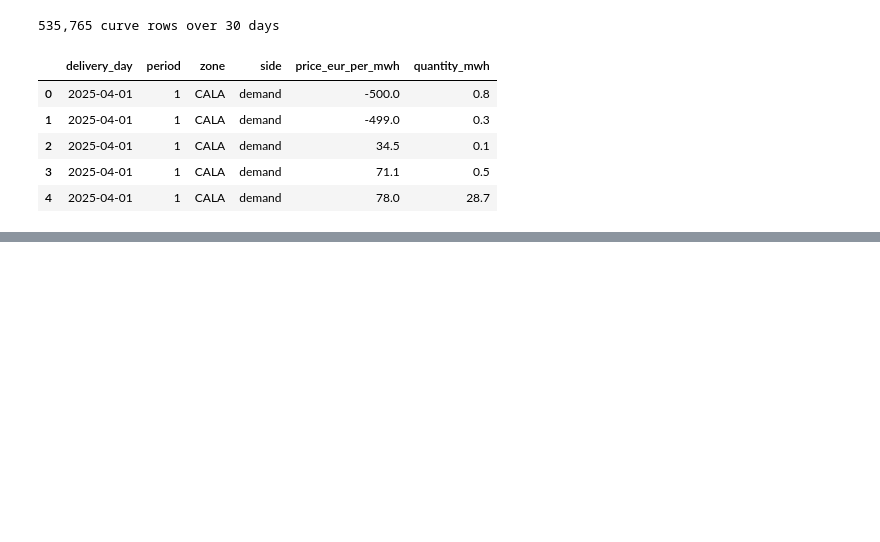
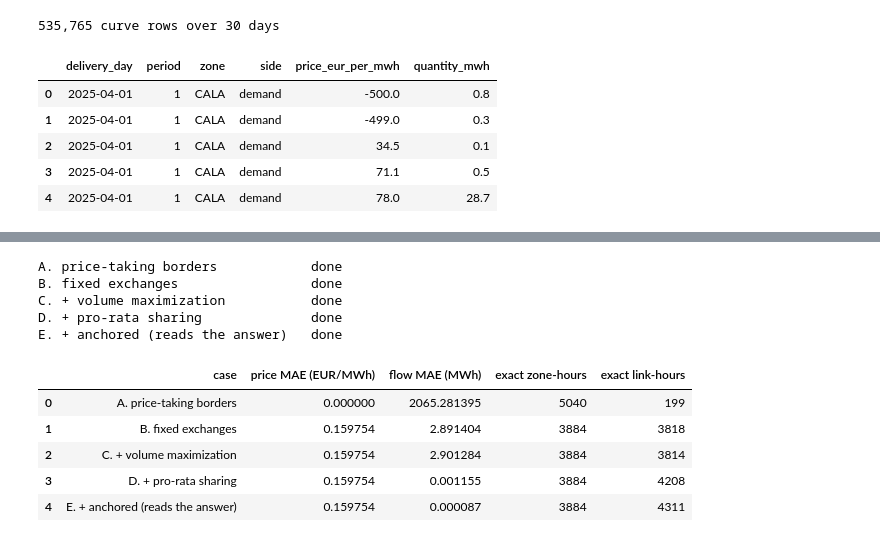
Before and after one commit to rebase-energy/OpenEUPHEMIA, a Jupyter notebook: examples/italy_april_2025.ipynb, the cells around one changed output, grey strips where cells are left out. Cells and saved outputs as stored; diff of their text form; code cells hidden in the pictures; blank space fills up the shorter version.

```diff
--- a/examples/italy_april_2025.ipynb
+++ b/examples/italy_april_2025.ipynb
@@ -436,0 +345,56 @@ preparing them and proving the clearing reproduces what was published.
+# %%
+from openeuphemia.italy import delivery_days, replicate_italy_day
+
+CASES = [
+    ("A. price-taking borders", "prices", None),
+    ("B. fixed exchanges", "exchanges", None),
+    ("C. + volume maximization", "exchanges", "volume-max"),
+    ("D. + pro-rata sharing", "exchanges", "pro-rata"),
+    ("E. + anchored (reads the answer)", "exchanges", "anchored"),
+]
+
+inputs = dict(
+    bid_curves=bid_curves,
+    transfer_capacities=transfer_capacities,
+    published_prices=published_prices,
+    published_flows=published_flows,
+    published_exchanges=published_exchanges,
+)
+days = delivery_days(bid_curves)
+
+price_errors, flow_errors, overview = {}, {}, []
+for name, boundary, rule in CASES:
+    results = [
+        replicate_italy_day(
+            delivery_day=day, boundary=boundary, flow_selection=rule, **inputs
+        )
+        for day in days
+    ]
+    prices = pd.concat([r.price_comparison for r in results], ignore_index=True)
+    flows = pd.concat([r.flow_comparison for r in results], ignore_index=True)
+    price_errors[name], flow_errors[name] = prices, flows
+    overview.append(
+        {
+            "case": name,
+            "price MAE (EUR/MWh)": summarize_price_comparison(prices)["price_mae_eur_per_mwh"],
+            "flow MAE (MWh)": summarize_flow_comparison(flows)["flow_mae_mwh"],
+            "exact zone-hours": summarize_price_comparison(prices)["exact_rows"],
+            "exact link-hours": summarize_flow_comparison(flows)["exact_flow_rows"],
+        }
+    )
+    print(f"{name:<34} done")
+
+overview = pd.DataFrame(overview)
+overview
+# %% [output]
+A. price-taking borders            done
+B. fixed exchanges                 done
+C. + volume maximization           done
+D. + pro-rata sharing              done
+E. + anchored (reads the answer)   done
+|  | case | price MAE (EUR/MWh) | flow MAE (MWh) | exact zone-hours | exact link-hours |
+| 0 | A. price-taking borders | 0.000000 | 2065.281395 | 5040 | 199 |
+| 1 | B. fixed exchanges | 0.159754 | 2.891404 | 3884 | 3818 |
+| 2 | C. + volume maximization | 0.159754 | 2.901284 | 3884 | 3814 |
+| 3 | D. + pro-rata sharing | 0.159754 | 0.001155 | 3884 | 4208 |
+| 4 | E. + anchored (reads the answer) | 0.159754 | 0.000087 | 3884 | 4311 |
```
Also changed, not shown: parts of 41 cells of this notebook, 15 other files.
